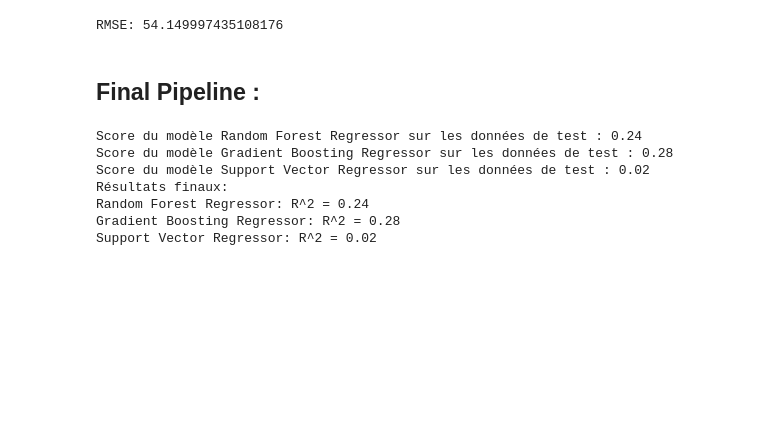
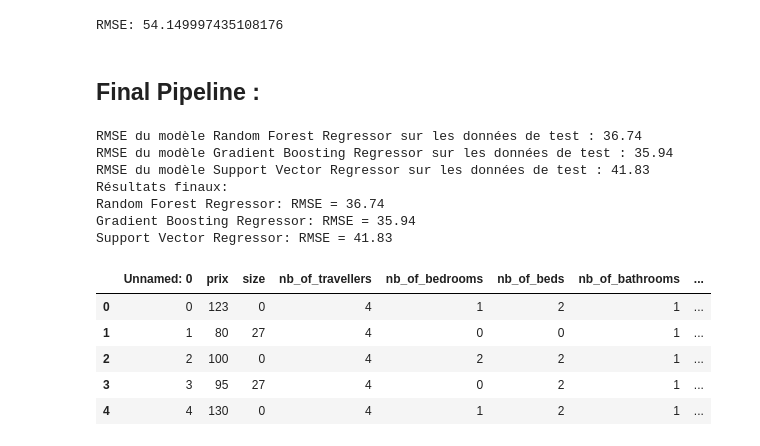
Before and after one commit to JuliusHayter/albert_project, a Jupyter notebook: notebooks/V1ML.ipynb, the cells around one changed output. Saved outputs shown, nothing was run; the diff lists cells and outputs as text; code cells hidden in the pictures; blank space fills up the shorter version.

Commit message:
Notebook Preprocessing & Model final

```diff
--- a/notebooks/V1ML.ipynb
+++ b/notebooks/V1ML.ipynb
@@ -529,18 +530,35 @@ for name, model in models.items():
 
     pipeline.fit(X_train, y_train)
 
-    score = pipeline.score(X_test, y_test)  # R^2 score sur les données de test
-    results[name] = score
-    print(f"Score du modèle {name} sur les données de test : {score:.2f}")
+    predictions = pipeline.predict(X_test)
+    mse = mean_squared_error(y_test, predictions)
+    rmse = np.sqrt(mse)
+    results[name] = rmse
+    print(f"RMSE du modèle {name} sur les données de test : {rmse:.2f}")
 
 print("Résultats finaux:")
-for model, score in results.items():
-    print(f"{model}: R^2 = {score:.2f}")
+for model, rmse in results.items():
+    print(f"{model}: RMSE = {rmse:.2f}")
 # %% [output]
-Score du modèle Random Forest Regressor sur les données de test : 0.24
-Score du modèle Gradient Boosting Regressor sur les données de test : 0.28
-Score du modèle Support Vector Regressor sur les données de test : 0.02
+RMSE du modèle Random Forest Regressor sur les données de test : 36.74
+RMSE du modèle Gradient Boosting Regressor sur les données de test : 35.94
+RMSE du modèle Support Vector Regressor sur les données de test : 41.83
 Résultats finaux:
-Random Forest Regressor: R^2 = 0.24
-Gradient Boosting Regressor: R^2 = 0.28
-Support Vector Regressor: R^2 = 0.02
+Random Forest Regressor: RMSE = 36.74
+Gradient Boosting Regressor: RMSE = 35.94
+Support Vector Regressor: RMSE = 41.83
+# %%
+df1 = pd.read_csv('../first.csv')
+df2 = pd.read_csv('../second.csv')
+df3 = pd.read_csv('../third.csv')
+# %%
+df = pd.concat([df1, df2, df3])
+# %%
+df.head()
+# %% [output]
+|  | Unnamed: 0 | prix | size | nb_of_travellers | nb_of_bedrooms | nb_of_beds | nb_of_bathrooms | ... |
+| 0 | 0 | 123 | 0 | 4 | 1 | 2 | 1 | ... |
+| 1 | 1 | 80 | 27 | 4 | 0 | 0 | 1 | ... |
+| 2 | 2 | 100 | 0 | 4 | 2 | 2 | 1 | ... |
+| 3 | 3 | 95 | 27 | 4 | 0 | 2 | 1 | ... |
+| 4 | 4 | 130 | 0 | 4 | 1 | 2 | 1 | ... |
```
Also changed, not shown: parts of 17 cells of this notebook.
